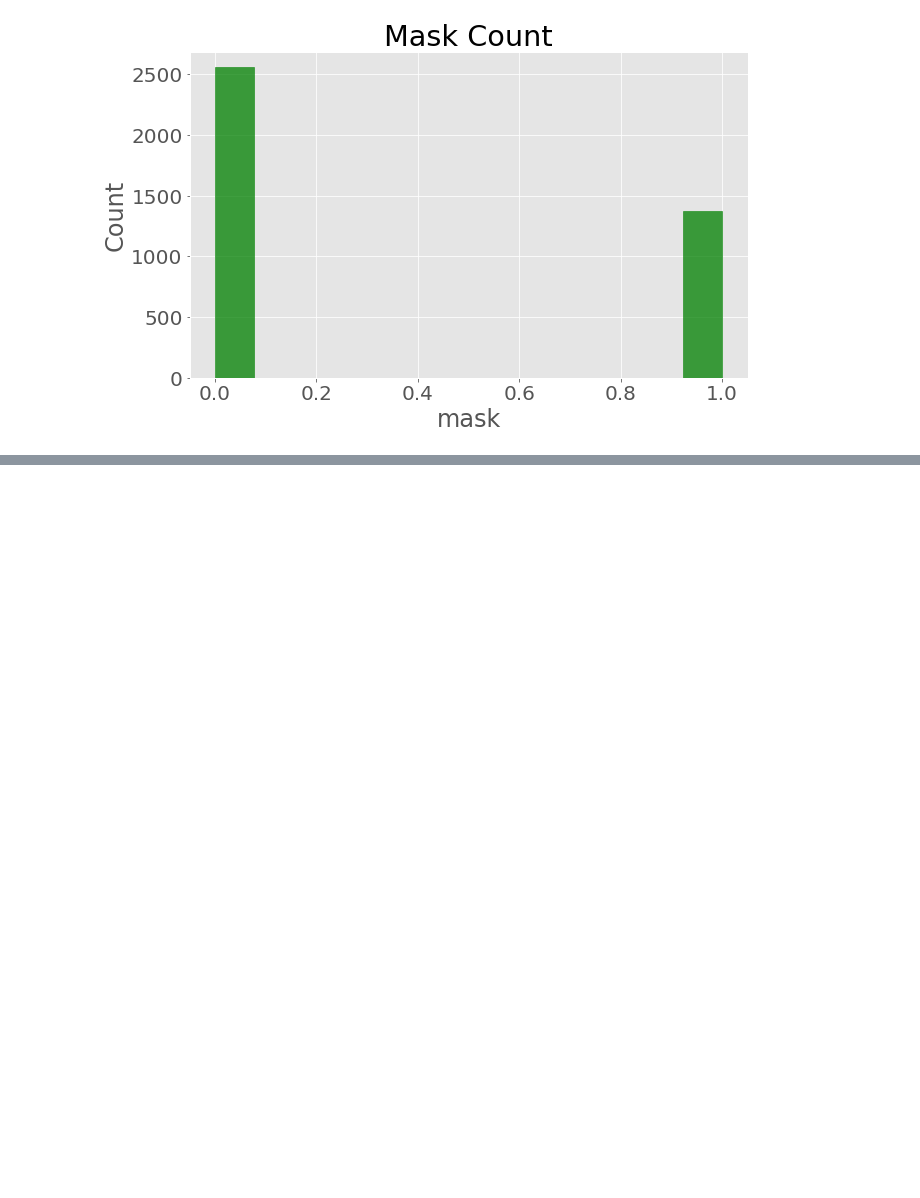
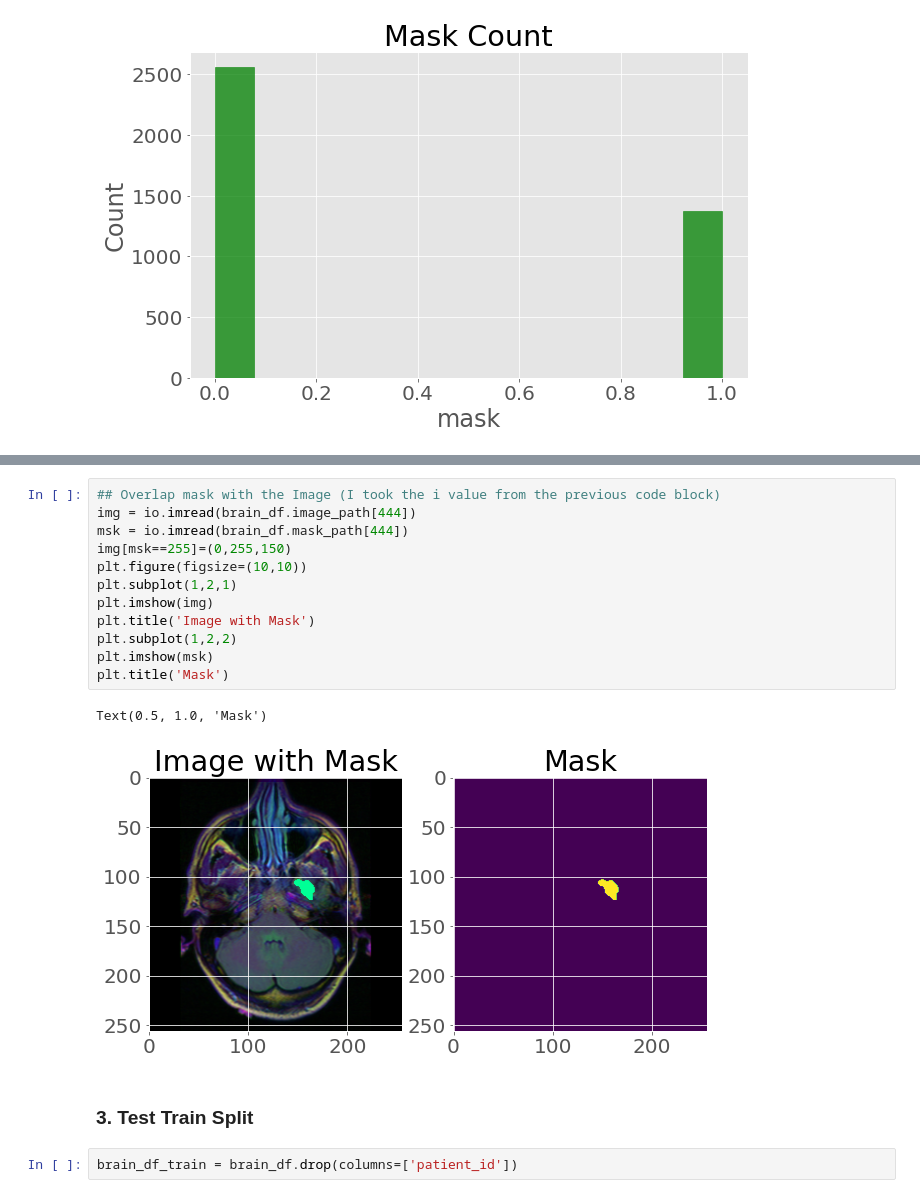
Before and after one commit to rajuzumaki2207/Brain_tumour_detection_RCNN, a Jupyter notebook: Brain_MRI_Detection.ipynb, the cells around one changed output, grey strips where cells are left out. Drawn from its saved outputs; the diff is of its cells as text; blank space fills up the shorter version.

```diff
--- a/Brain_MRI_Detection.ipynb
+++ b/Brain_MRI_Detection.ipynb
@@ -222,3 +224,22 @@ for x in range(6):
 fig.tight_layout()
 # %% [output]
 [figure]
+# %%
+## Overlap mask with the Image (I took the i value from the previous code block)
+img = io.imread(brain_df.image_path[444])
+msk = io.imread(brain_df.mask_path[444])
+img[msk==255]=(0,255,150)
+plt.figure(figsize=(10,10))
+plt.subplot(1,2,1)
+plt.imshow(img)
+plt.title('Image with Mask')
+plt.subplot(1,2,2)
+plt.imshow(msk)
+plt.title('Mask')
+# %% [output]
+Text(0.5, 1.0, 'Mask')
+[figure, added]
+# %% [markdown]
+### 3. Test Train Split
+# %%
+brain_df_train = brain_df.drop(columns=['patient_id'])
```
Also changed, not shown: parts of 22 cells of this notebook.
